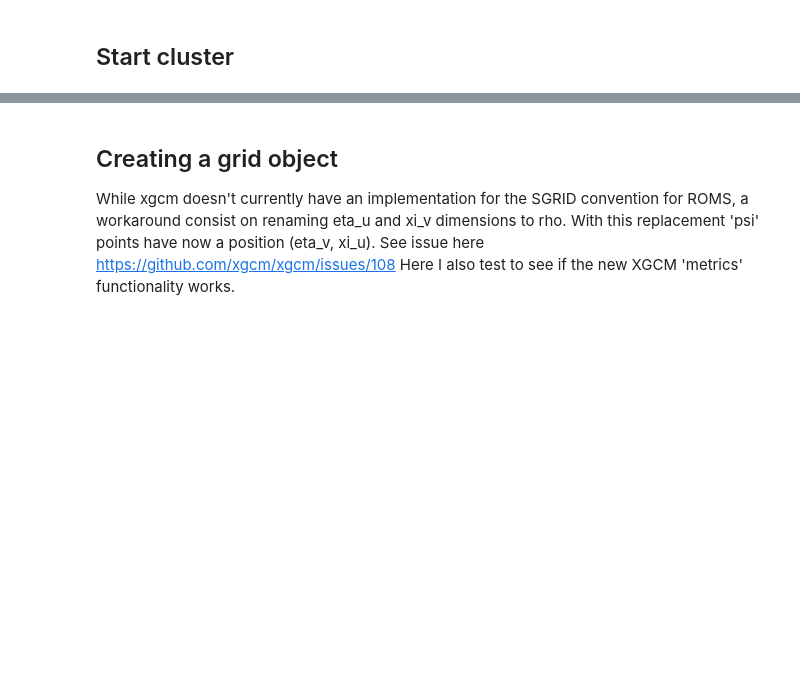
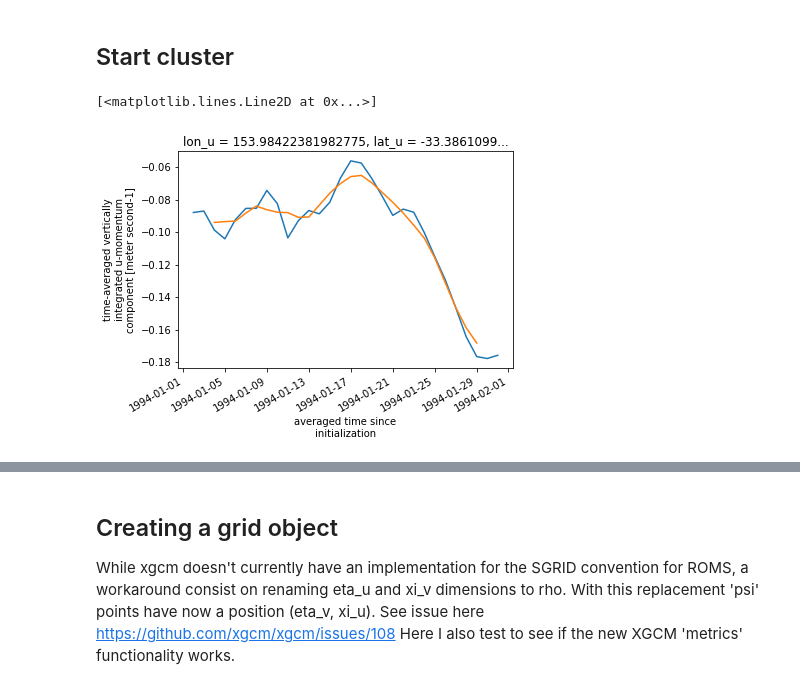
Before and after one commit to nmalan/EAC_Xshelf_volume_transport, a Jupyter notebook: Intro_fig_plot.ipynb, the cells around one changed output, grey strips where cells are left out. Saved outputs shown, nothing was run; the diff lists cells and outputs as text; code cells hidden in the pictures; blank space fills up the shorter version.

```diff
--- a/Intro_fig_plot.ipynb
+++ b/Intro_fig_plot.ipynb
@@ -45,3 +45,10 @@ from cartopy.mpl.gridliner import LONGITUDE_FORMATTER, LATITUDE_FORMATTER
 # ds = xr.open_mfdataset(filelist, chunks=chunks, data_vars='minimal',compat='override',coords='minimal',parallel=True)
 # %%
 ds=xr.open_dataset('../../outer_avg_01461.nc')
+# %%
+ds.ubar.isel(eta_u=150,xi_u=150).plot()
+test = ds.ubar.rolling(ocean_time=5,center=True).mean()#.plot()
+test.isel(eta_u=150,xi_u=150).plot()
+# %% [output]
+[<matplotlib.lines.Line2D at 0x...>]
+[figure, added]
```
Also changed, not shown: parts of 4 cells of this notebook, 1 other file.
